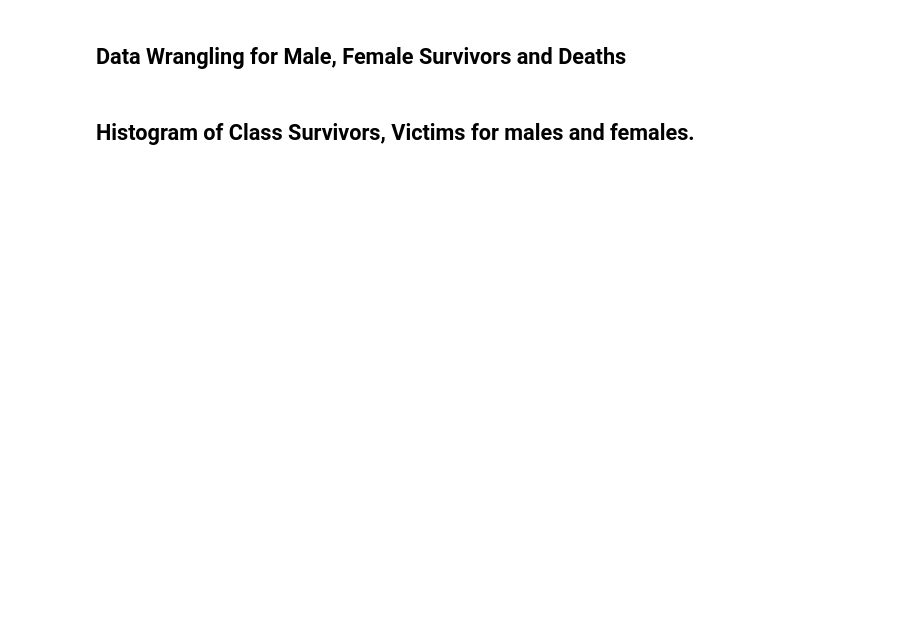
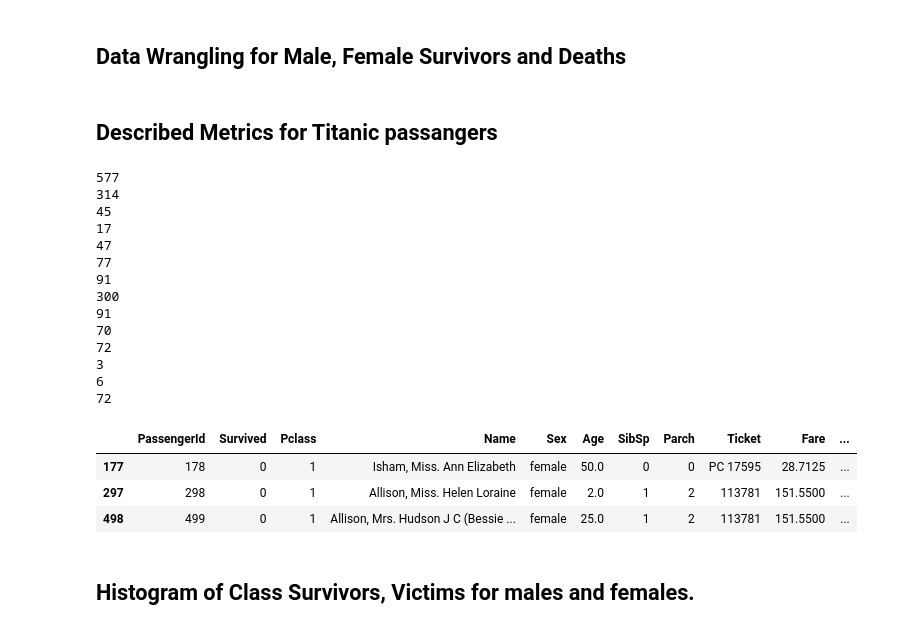
Before and after one commit to krismanaya/udacity_data_analyst, a Jupyter notebook: project_2/titanic_src/Titanic Project 2 .ipynb, the cells around one changed output. Saved outputs shown, nothing was run; the diff lists cells and outputs as text; code cells hidden in the pictures; blank space fills up the shorter version.

```diff
--- a/project_2/titanic_src/Titanic Project 2 .ipynb
+++ b/project_2/titanic_src/Titanic Project 2 .ipynb
@@ -150,6 +150,62 @@ third_class_death_males  = series(third_class_death_m,'Pclass') #t-class series
 first_class_death_females  = series(first_class_death_f,'Pclass') #f-class series
 second_class_death_females = series(second_class_death_f,'Pclass')#s-class series
 third_class_death_females  = series(third_class_death_f,'Pclass') #t-class series
+# %% [markdown]
+## Described Metrics for Titanic passangers
+# %%
+#Describe some metrics of overall passangers
+titanic_df.describe()
+
+#population of class first,second and third
+#Survivors
+# print len(first_class_survivors)
+# print len(second_class_survivors)
+# print len(third_class_survivors)
+# #Victims
+# print len(first_class_victims)
+# print len(second_class_victims)
+# print len(third_class_victims)
+
+#total lenghts of survival and victims of males and females
+print len(titanic_df[titanic_df['Sex'] == 'male'])
+print len(titanic_df[titanic_df['Sex'] == 'female'])
+
+#Male length by class
+print len(first_class_survived_m)
+print len(second_class_survived_m)
+print len(third_class_survived_m)
+print len(first_class_death_m)
+print len(second_class_death_m)
+print len(third_class_death_m)
+
+#Female lenght by class
+print len(first_class_survived_f)
+print len(second_class_survived_f)
+print len(third_class_survived_f)
+print len(first_class_death_f)
+print len(second_class_death_f)
+print len(third_class_death_f)
+
+first_class_death_f
+# %% [output]
+577
+314
+45
+17
+47
+77
+91
+300
+91
+70
+72
+3
+6
+72
+|  | PassengerId | Survived | Pclass | Name | Sex | Age | SibSp | Parch | Ticket | Fare | ... |
+| 177 | 178 | 0 | 1 | Isham, Miss. Ann Elizabeth | female | 50.0 | 0 | 0 | PC 17595 | 28.7125 | ... |
+| 297 | 298 | 0 | 1 | Allison, Miss. Helen Loraine | female | 2.0 | 1 | 2 | 113781 | 151.5500 | ... |
+| 498 | 499 | 0 | 1 | Allison, Mrs. Hudson J C (Bessie ... | female | 25.0 | 1 | 2 | 113781 | 151.5500 | ... |
 # %% [markdown]
 ## Histogram of Class Survivors, Victims for males and females.
 # %%
```
Also changed, not shown: parts of 4 cells of this notebook.
